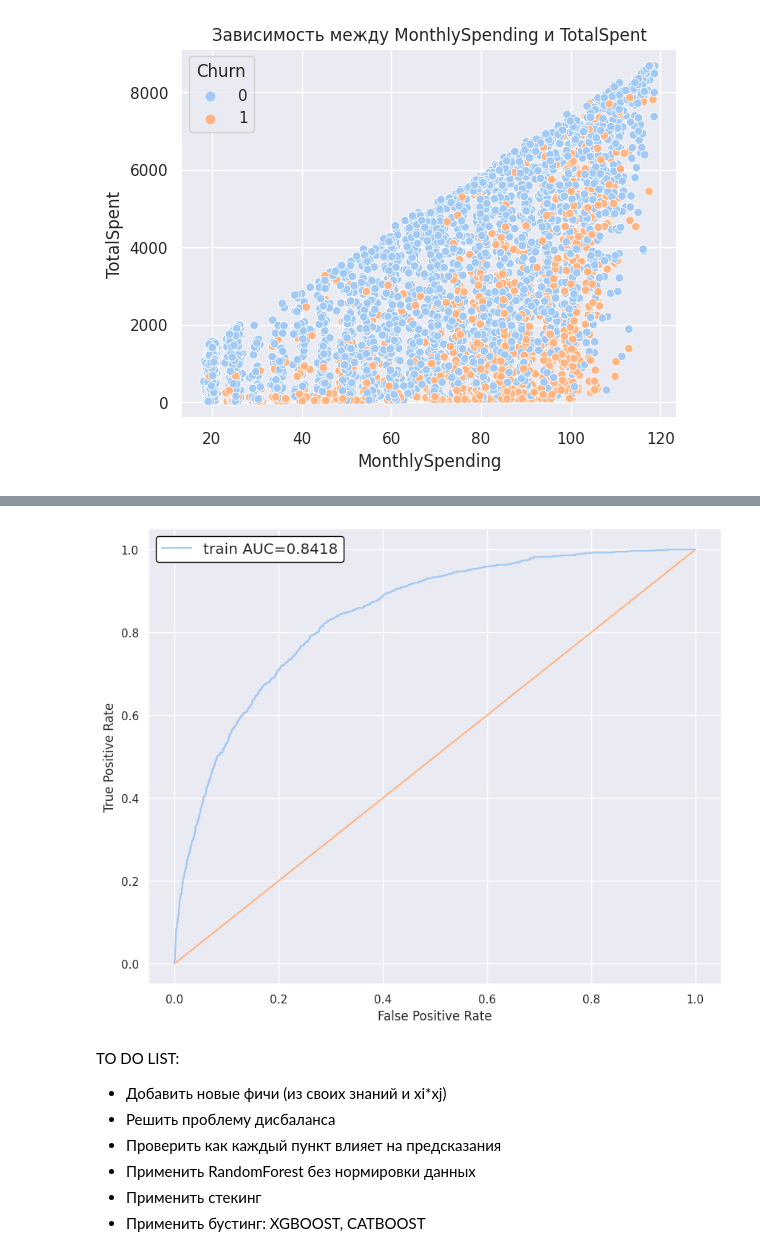
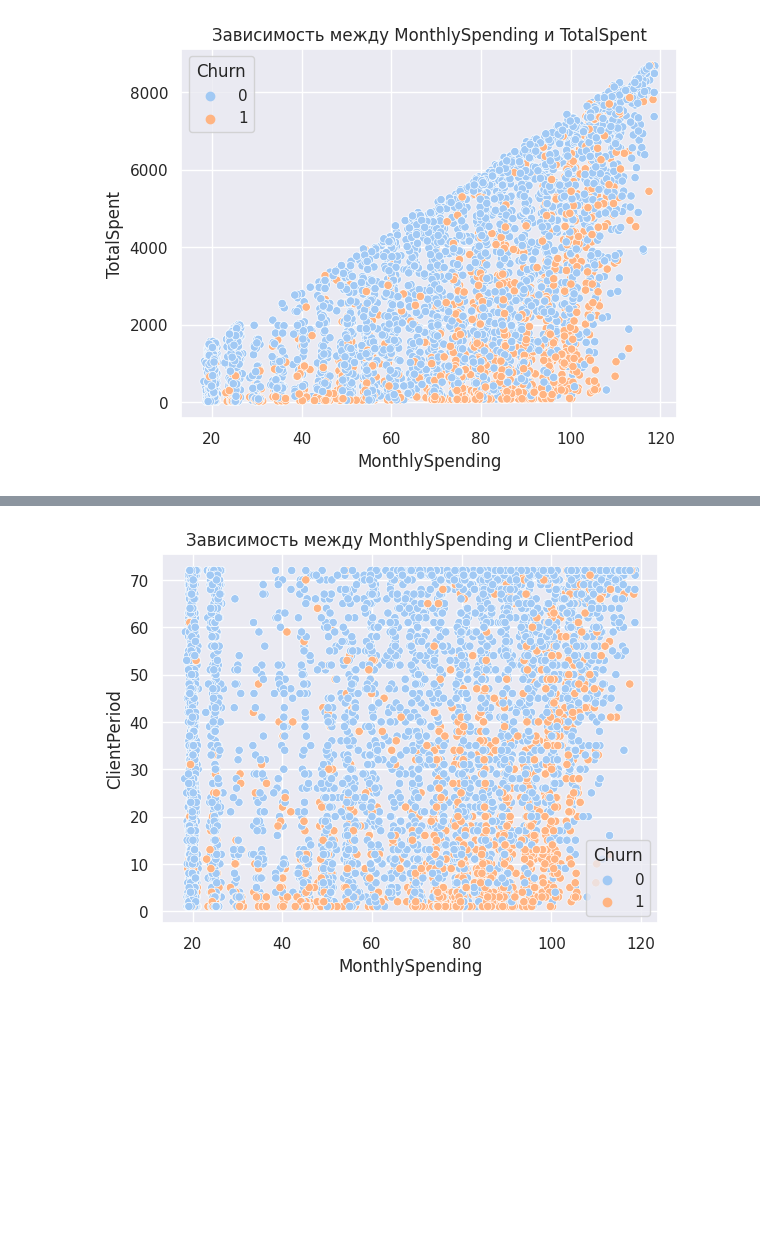
Before and after one commit to 1mmo/data-analysis-handbook, a Jupyter notebook: solved problems/churn_prediction.ipynb, the cells around one changed output, grey strips where cells are left out. Cells and saved outputs as stored; diff of their text form; code cells hidden in the pictures; blank space fills up the shorter version.

```diff
--- a/solved problems/churn_prediction.ipynb
+++ b/solved problems/churn_prediction.ipynb
@@ -446,2 +402,0 @@ data_train
-# %%
-data_train.HasContractPhone = pd.factorize(data_train.HasContractPhone)[0] # кодириуем значения из HasContractPhone
@@ -584,24 +403,6 @@ Pipeline(steps=[('preprocessor',
-# %%
-y_train_predicted = logreg_search.predict_proba(X)[:, 1]
-
-train_auc = roc_auc_score(y, y_train_predicted)
-
-plt.figure(figsize=(10,8))
-plt.plot(*roc_curve(y, y_train_predicted)[:2], label='train AUC={:.4f}'.format(train_auc))
-legend_box = plt.legend(fontsize='large', framealpha=1).get_frame()
-legend_box.set_facecolor("white")
-legend_box.set_edgecolor("black")
-plt.plot(np.linspace(0,1,100), np.linspace(0,1,100))
-plt.xlabel('False Positive Rate')
-plt.ylabel('True Positive Rate')
-plt.show()
-# %% [output]
-[figure, removed]
-# %% [markdown]
-TO DO LIST:
- - Добавить новые фичи (из своих знаний и xi*xj)
- - Решить проблему дисбаланса
- - Проверить как каждый пункт влияет на предсказания
- - Применить RandomForest без нормировки данных
- - Применить стекинг
- - Применить бустинг: XGBOOST, CATBOOST
+# %%
+sns.set_theme(style='darkgrid', palette='pastel')
+sns.scatterplot(x='MonthlySpending', y='ClientPeriod', data=data_train, hue='Churn').set_title('Зависимость между MonthlySpending и ClientPeriod')
+plt.show()
+# %% [output]
+[figure, added]
```
Also changed, not shown: parts of 63 cells of this notebook.
